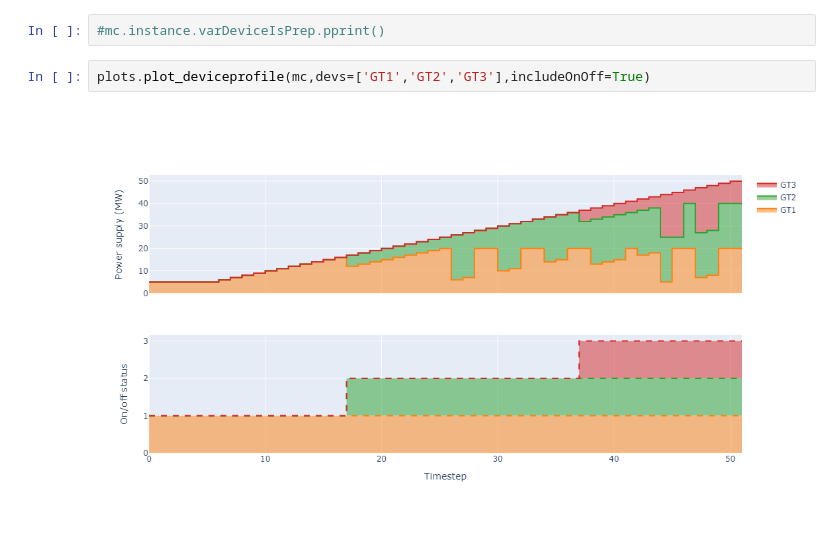
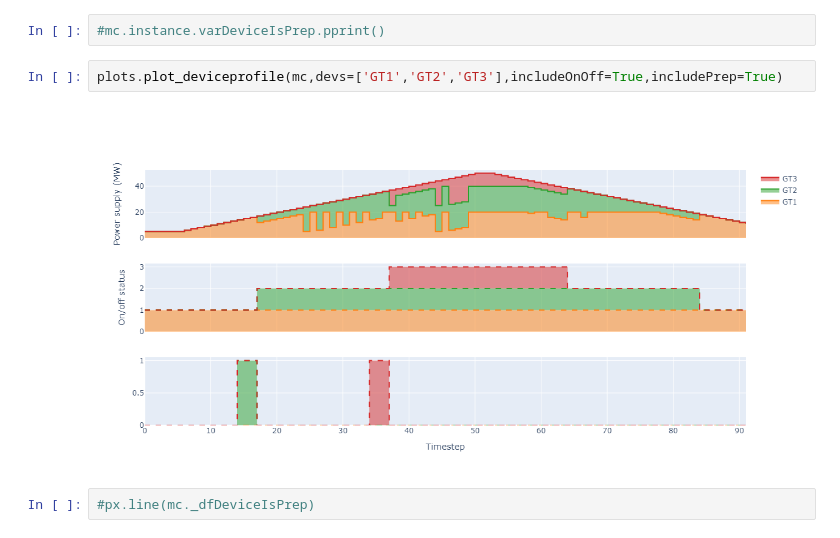
Before and after one commit to oogeso/oogeso, a Jupyter notebook: examples/test case2.ipynb, the cells around one changed output. Saved outputs shown, nothing was run; the diff lists cells and outputs as text.

```diff
--- a/examples/test case2.ipynb
+++ b/examples/test case2.ipynb
@@ -162,9 +158,11 @@ dfStart
 # %%
 #mc.instance.varDeviceIsPrep.pprint()
 # %%
-plots.plot_deviceprofile(mc,devs=['GT1','GT2','GT3'],includeOnOff=True)
+plots.plot_deviceprofile(mc,devs=['GT1','GT2','GT3'],includeOnOff=True,includePrep=True)
 # %% [output]
-[figure, old version]
+[figure, new version]
+# %%
+#px.line(mc._dfDeviceIsPrep)
 # %%
 #plots.plot_CO2rate(mc)
 plots.plot_CO2rate_per_dev(mc)
```
Also changed, not shown: parts of 8 cells of this notebook, 4 other files.
